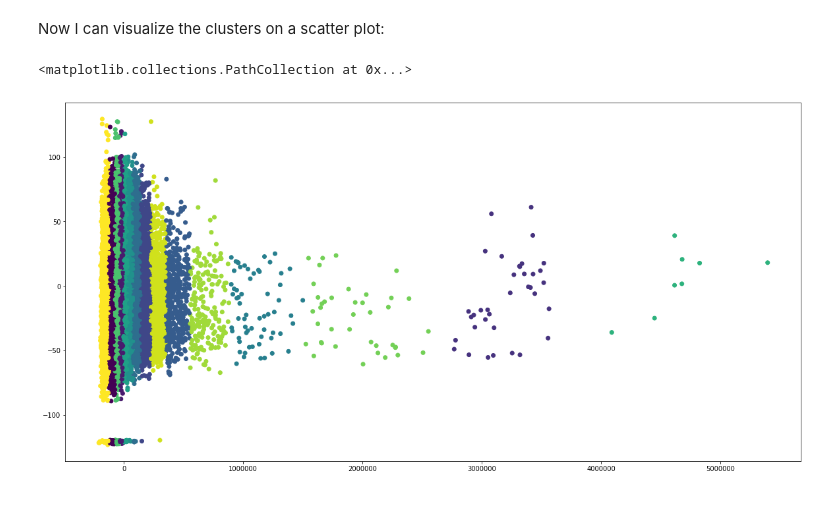
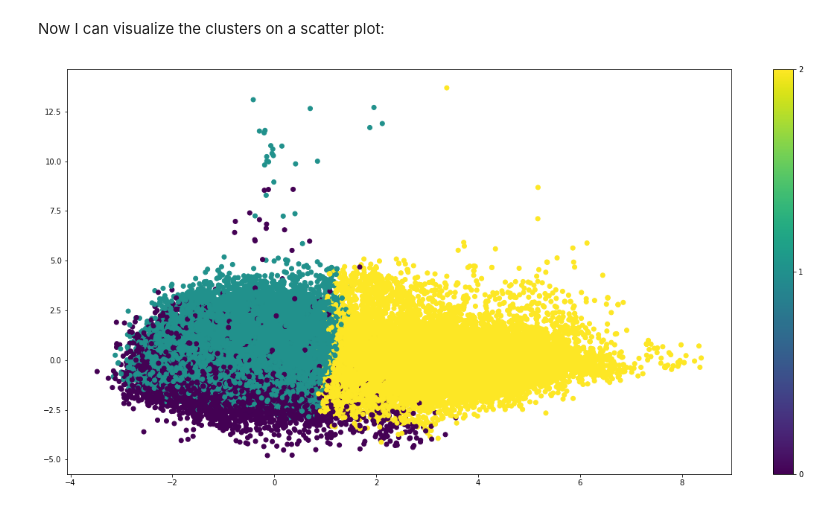
Before and after one commit to tgel0/data-science-portfolio, a Jupyter notebook: Notebooks/SpotifyUnsupervised.ipynb, the cells around one changed output. Cells and saved outputs as stored; diff of their text form; code cells hidden in the pictures.

```diff
--- a/Notebooks/SpotifyUnsupervised.ipynb
+++ b/Notebooks/SpotifyUnsupervised.ipynb
@@ -485,0 +528,17 @@ def cluster_examples(cluster):
+# %%
+# defining KMeans with number of clusters
+
+k_means = KMeans(n_clusters=3)
+# %%
+# timer
+
+start = timeit.default_timer()
+
+
+# fitting the KMeans algorithm
+
+k_means.fit(df_standardized)
+
+
+stop = timeit.default_timer()
+print ('Time to run this code (in seconds):', stop - start)
@@ -485,0 +547,4 @@ def cluster_examples(cluster):
+# %%
+# predicting clusters
+
+y_pred = k_means.predict(df_standardized)
@@ -630,3 +742,9 @@ principalComponents = pca.fit_transform(df_pred)
+# %%
+# creating the instance with 2 components followed by model fitting.
+
+pca = PCA(n_components=2)
+
+principalComponents = pca.fit_transform(df_standardized)
 # %% [markdown]
 Similarly to earlier, I will store the results in a new dataframe and merge with the original dataframe.
 # %%
@@ -638,6 +755,8 @@ Now I can visualize the clusters on a scatter plot:
 # %%
 plt.figure(figsize=(20,10))
 plt.scatter(x="principal component 1",y="principal component 2",data=df_with_pca,c=df_with_pca['Clusters'])
+
+cbar = plt.colorbar()
+cbar.set_ticks(range(3))
 # %% [output]
-<matplotlib.collections.PathCollection at 0x...>
-[figure, old version]
+[figure, new version]
```
Also changed, not shown: parts of 79 cells of this notebook.
